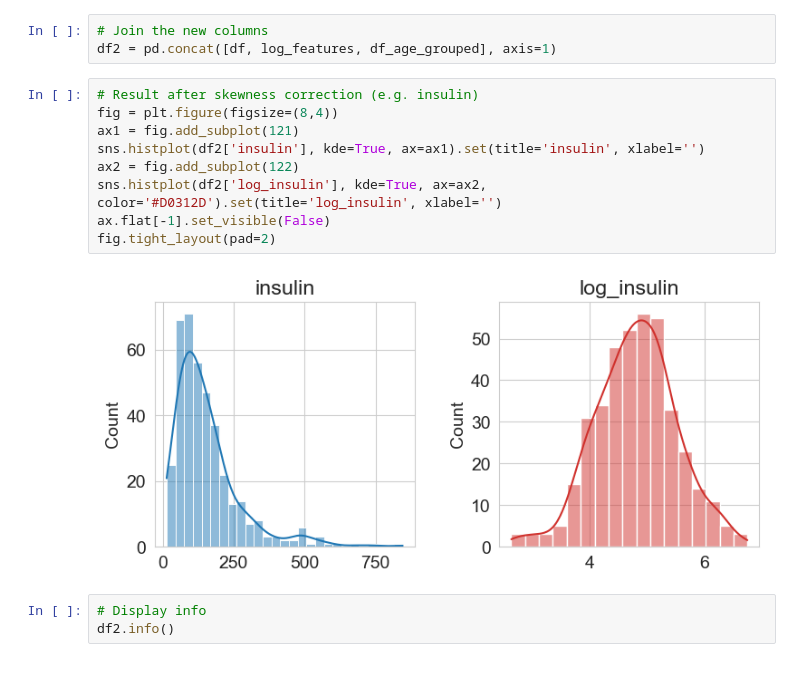
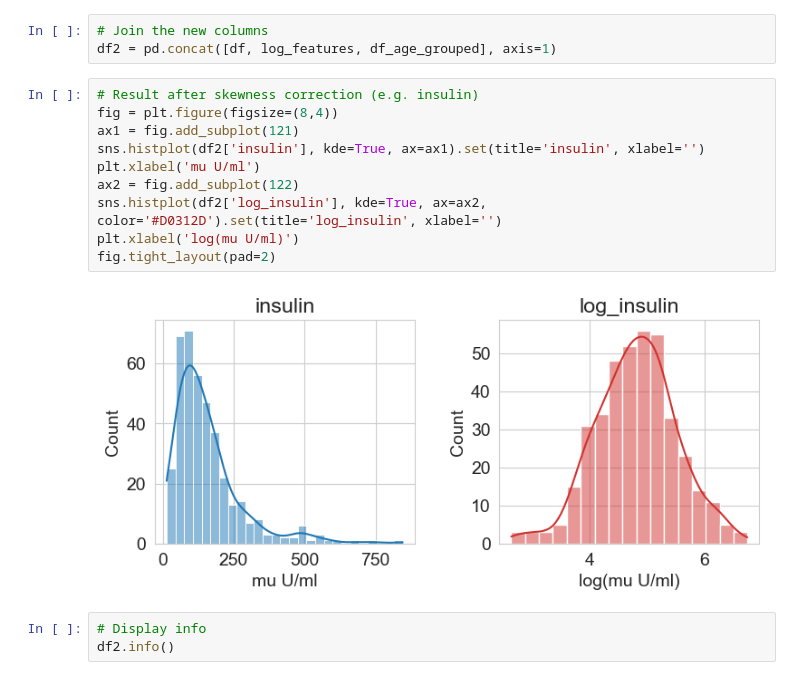
Before and after one commit to sergio-sanz-rodriguez/Diabetes-Detection-ML, a Jupyter notebook: A Comprehensive Comparison of Machine-Learning Models for Diabetes Detection.ipynb, the cells around one changed output. Cells and saved outputs as stored; diff of their text form.

Commit message:
Changes in some plots

```diff
--- a/A Comprehensive Comparison of Machine-Learning Models for Diabetes Detection.ipynb
+++ b/A Comprehensive Comparison of Machine-Learning Models for Diabetes Detection.ipynb
@@ -544,14 +539,15 @@ df2 = pd.concat([df, log_features, df_age_grouped], axis=1)
 # %%
 # Result after skewness correction (e.g. insulin)
 fig = plt.figure(figsize=(8,4))
 ax1 = fig.add_subplot(121)
 sns.histplot(df2['insulin'], kde=True, ax=ax1).set(title='insulin', xlabel='')
+plt.xlabel('mu U/ml')
 ax2 = fig.add_subplot(122)
 sns.histplot(df2['log_insulin'], kde=True, ax=ax2, color='#D0312D').set(title='log_insulin', xlabel='')
-ax.flat[-1].set_visible(False)
+plt.xlabel('log(mu U/ml)')
 fig.tight_layout(pad=2)
 # %% [output]
-[figure, old version]
+[figure, new version]
 # %%
 # Display info
 df2.info()
```
Also changed, not shown: parts of 2 cells of this notebook.
